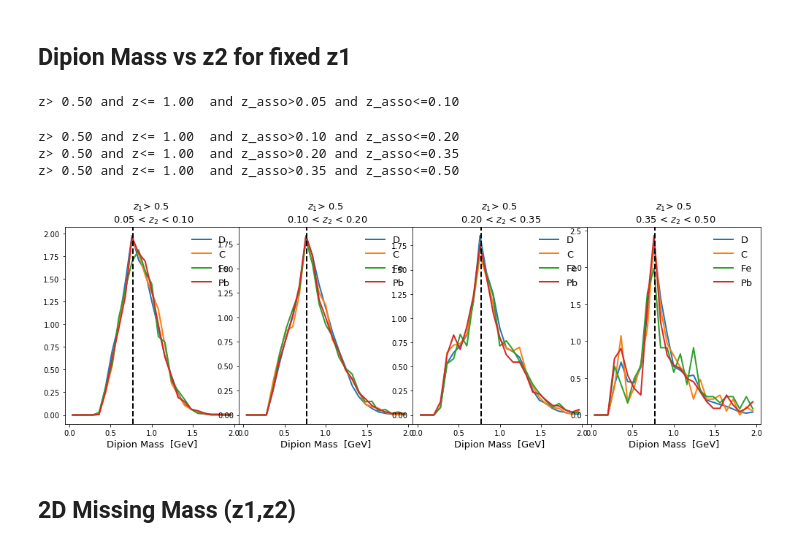
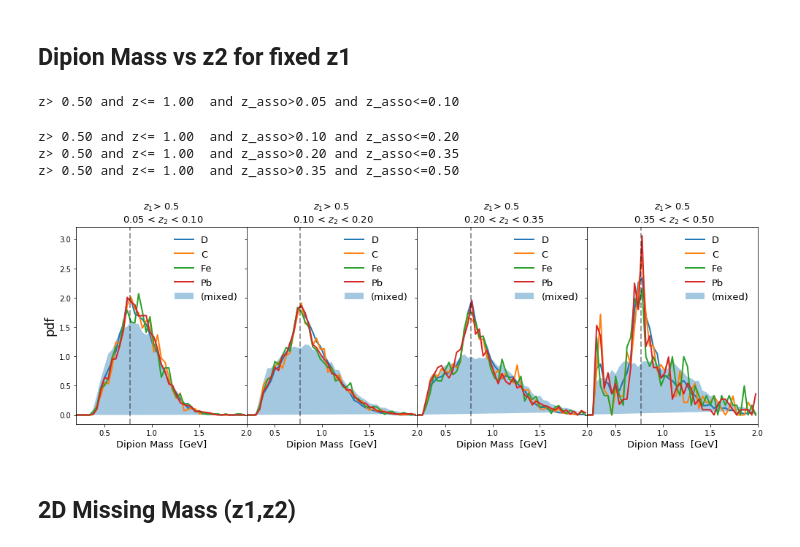
Before and after one commit to miguelignacio/eg2dihadron, a Jupyter notebook: EG2_2picorrelations.ipynb, the cells around one changed output. Saved outputs shown, nothing was run; the diff lists cells and outputs as text; code cells hidden in the pictures.

```diff
--- a/EG2_2picorrelations.ipynb
+++ b/EG2_2picorrelations.ipynb
@@ -106,10 +115,10 @@ class myHisto:
 # %%
 def getRatio(df_A,df_D,df_trigger_A,df_trigger_D, query=''):
     #get number of pions with z>0.5
-    norm_A = df_trigger_A.query('z>0.4').shape[0]
-    norm_D = df_trigger_D.query('z>0.4').shape[0]
-    y_A, x_conditional = np.histogram(df_A.query('z>0.5 '+query)['z_asso'],bins=np.logspace(np.log10(0.05), np.log10(0.5),9))
-    y_D, x_conditional = np.histogram(df_D.query('z>0.5 '+query)['z_asso'],bins=np.logspace(np.log10(0.05), np.log10(0.5),9))
+    norm_A = df_trigger_A.query('z>0.5').shape[0]
+    norm_D = df_trigger_D.query('z>0.5').shape[0]
+    y_A, x_conditional = np.histogram(df_A.query('z>0.5 '+query)['z_asso'],bins=np.logspace(np.log10(0.05), np.log10(0.5),10))
+    y_D, x_conditional = np.histogram(df_D.query('z>0.5 '+query)['z_asso'],bins=np.logspace(np.log10(0.05), np.log10(0.5),10))
     x_conditional = (x_conditional[1:] + x_conditional[:-1])/2.0
     err_A = np.true_divide(np.sqrt(y_A),y_A)
     err_D = np.true_divide(np.sqrt(y_D),y_D)
@@ -162,13 +171,13 @@ r_C_middle, err_C_middle,x = getRatio(df['C'],df['D_C'],df['C_trigger'],df['D_C_
 r_Fe_middle, err_Fe_middle,x = getRatio(df['Fe'],df['D_Fe'],df['Fe_trigger'],df['D_Fe_trigger'],query=' and mass<1.0 and mass>0.6')
 r_Pb_middle, err_Pb_middle,x = getRatio(df['Pb'],df['D_Pb'],df['Pb_trigger'],df['D_Pb_trigger'],query=' and mass<1.0 and mass>0.6')
 
-r_C_high, err_C_high,x = getRatio(df['C'],df['D_C'],df['C_trigger'],df['D_C_trigger'],query=' and mass>1.0 and mass<2.0')
-r_Fe_high, err_Fe_high,x = getRatio(df['Fe'],df['D_Fe'],df['Fe_trigger'],df['D_Fe_trigger'],query=' and mass>1.0 and mass<2.0')
-r_Pb_high, err_Pb_high,x = getRatio(df['Pb'],df['D_Pb'],df['Pb_trigger'],df['D_Pb_trigger'],query=' and mass>1.0 and mass<2.0')
+r_C_high, err_C_high,x = getRatio(df['C'],df['D_C'],df['C_trigger'],df['D_C_trigger'],query=' and mass>1.0 and mass<1.5')
+r_Fe_high, err_Fe_high,x = getRatio(df['Fe'],df['D_Fe'],df['Fe_trigger'],df['D_Fe_trigger'],query=' and mass>1.0 and mass<1.5')
+r_Pb_high, err_Pb_high,x = getRatio(df['Pb'],df['D_Pb'],df['Pb_trigger'],df['D_Pb_trigger'],query=' and mass>1.0 and mass<1.5')
 
-r_C_veryhigh, err_C_veryhigh,x = getRatio(df['C'],df['D_C'],df['C_trigger'],df['D_C_trigger'],query=' and mass>1.0 and mass<2.0')
-r_Fe_veryhigh, err_Fe_veryhigh,x = getRatio(df['Fe'],df['D_Fe'],df['Fe_trigger'],df['D_Fe_trigger'],query=' and mass>1.0 and mass<2.0')
-r_Pb_veryhigh, err_Pb_veryhigh,x = getRatio(df['Pb'],df['D_Pb'],df['Pb_trigger'],df['D_Pb_trigger'],query=' and mass>1.0 and mass<2.0')
+r_C_veryhigh, err_C_veryhigh,x = getRatio(df['C'],df['D_C'],df['C_trigger'],df['D_C_trigger'],query=' and mass>1.0 and mass<1.5')
+r_Fe_veryhigh, err_Fe_veryhigh,x = getRatio(df['Fe'],df['D_Fe'],df['Fe_trigger'],df['D_Fe_trigger'],query=' and mass>1.0 and mass<1.5')
+r_Pb_veryhigh, err_Pb_veryhigh,x = getRatio(df['Pb'],df['D_Pb'],df['Pb_trigger'],df['D_Pb_trigger'],query=' and mass>1.0 and mass<1.5')
 # %% [markdown]
 ## R_2h data from HERMES
 # %%
@@ -342,7 +345,7 @@ for j, asso_bin in enumerate(asso_bins):
     #plots:
     #correlations
 
-    axs[j].errorbar(corr_C.bincenters_dphi, corr_D_C.corr_dphi, yerr=corr_D_C.corr_dphi_err, linewidth=3.0,alpha=0.7,fmt='-o', label='D')
+    axs[j].errorbar(corr_D.bincenters_dphi, corr_D.corr_dphi, yerr=corr_D.corr_dphi_err, linewidth=3.0,alpha=0.7,fmt='-o', label='D')
 
 
     #axs[j].errorbar(corr_C.bincenters_dphi, corr_D_C.corr_dphi, yerr=corr_D_C.corr_dphi_err, linewidth=3.0,alpha=0.7,fmt='-o', label='D (C)')
@@ -416,7 +493,7 @@ for j, asso_bin in enumerate(asso_bins):
     comp_Fe = comparison(corr_Fe,corr_D_Fe)
     comp_Pb = comparison(corr_Pb,corr_D_Pb)
 
-    axs[j].plot(corr_C.hxmass_x,corr_D.hxmass,label='D')
+    axs[j].plot(corr_D.hxmass_x,corr_D.hxmass,label='D')
     axs[j].plot(corr_C.hxmass_x,corr_C.hxmass,label='C')
     axs[j].plot(corr_Fe.hxmass_x,corr_Fe.hxmass,label='Fe')
     axs[j].plot(corr_Pb.hxmass_x,corr_Pb.hxmass,label='Pb')
@@ -427,7 +504,7 @@ for j, asso_bin in enumerate(asso_bins):
     axs[j].legend(loc='best',frameon=False)
     axs[j].set_title('$z_{1}$> 0.5 \n %2.2f < $z_{2}$ < %2.2f'%(asso_bin[0],asso_bin[1]), fontsize=13)
     axs[j].xaxis.set_label_text("Missing Mass  [GeV]", fontsize=13)
-
+    axs[j].yaxis.set_label_text("pdf")
 
 plt.tight_layout()
 plt.savefig('MissingMass.png')
@@ -440,7 +583,7 @@ z> 0.50 and z<= 1.00  and z_asso>0.35 and z_asso<=0.50
 # %% [markdown]
 ## Dipion Mass vs z2 for fixed z1
 # %%
-fig, axs = plt.subplots(1, 4,sharex=True, figsize=(14,5), gridspec_kw={'wspace':0})
+fig, axs = plt.subplots(1, 4,sharex=True, sharey=True,figsize=(14,5), gridspec_kw={'wspace':0})
 Edges = [0.4, 0.5,0.6,0.7,1.0]
 #Edges = [ -0.5,-0.2, 0.2, 0.5,1.0]
 bins = [(x, y) for (x, y) in zip(Edges[:-1], Edges[1:])]
@@ -477,35 +620,38 @@ for j, asso_bin in enumerate(asso_bins):
     corr_D_Fe.normalize(norma)
 
     comp_C = comparison(corr_C,corr_D_C)
     comp_Fe = comparison(corr_Fe,corr_D_Fe)
     comp_Pb = comparison(corr_Pb,corr_D_Pb)
 
 
     corr_D = correlation(df['D_trigger'].query(query_trigger).shape[0], df['D'].query(query_total), df['D_mix'].query(query_total))
     corr_D.normalize(np.sum(corr_D.corr_dphi))
 
     axs[j].plot(corr_C.hmass_x,corr_D.hmass,label='D')
     #axs[j].plot(corr_C.hmass_x,corr_D_C.hmass_mix,label='D (mix)')
 
     axs[j].plot(corr_C.hmass_x,corr_C.hmass,label='C')
     axs[j].plot(corr_Fe.hmass_x,corr_Fe.hmass,label='Fe')
     axs[j].plot(corr_Pb.hmass_x,corr_Pb.hmass,label='Pb')
+    axs[j].fill(corr_Pb.hmass_x,corr_Pb.hmass_mix,label='(mixed)',alpha=0.4)
 
-    axs[j].axvline(x=0.770,linestyle='--',color='black')
+    axs[j].axvline(x=0.770,linestyle='--',color='black',alpha=0.4)
     #axs[2].xaxis.set_label_text("Missing Mass  [GeV]", fontsize=13)
     axs[j].legend(loc='best',frameon=False)
     axs[j].set_title('$z_{1}$> 0.5 \n %2.2f < $z_{2}$ < %2.2f'%(asso_bin[0],asso_bin[1]), fontsize=13)
     axs[j].xaxis.set_label_text("Dipion Mass  [GeV]", fontsize=13)
+    axs[0].yaxis.set_label_text("pdf")
+    plt.xlim([0.2,2.0])
 
 
 plt.tight_layout()
 plt.savefig('Dipion_InvariantMass_anti.png')
 # %% [output]
 z> 0.50 and z<= 1.00  and z_asso>0.05 and z_asso<=0.10
 z> 0.50 and z<= 1.00  and z_asso>0.10 and z_asso<=0.20
 z> 0.50 and z<= 1.00  and z_asso>0.20 and z_asso<=0.35
 z> 0.50 and z<= 1.00  and z_asso>0.35 and z_asso<=0.50
-[figure, old version]
+[figure, new version]
 # %% [markdown]
 ## 2D Missing Mass (z1,z2)
 # %%
```
Also changed, not shown: parts of 20 cells of this notebook.
